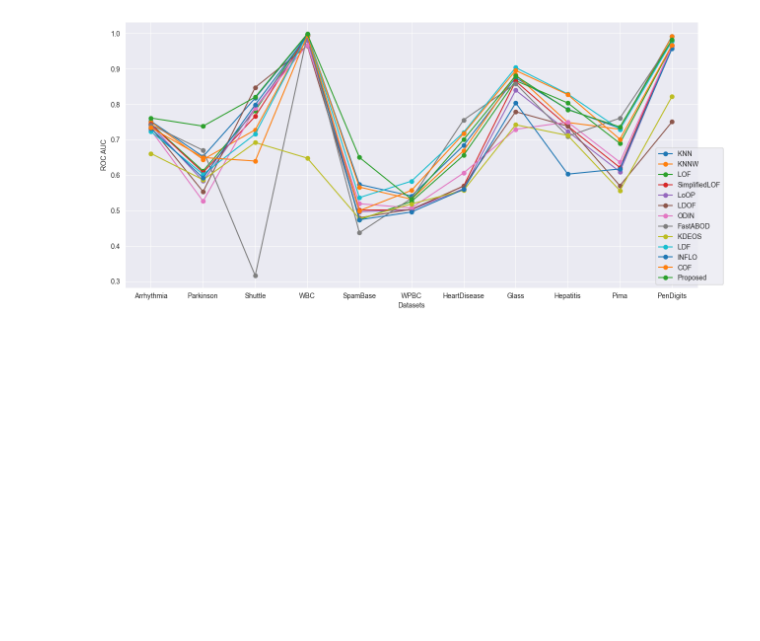
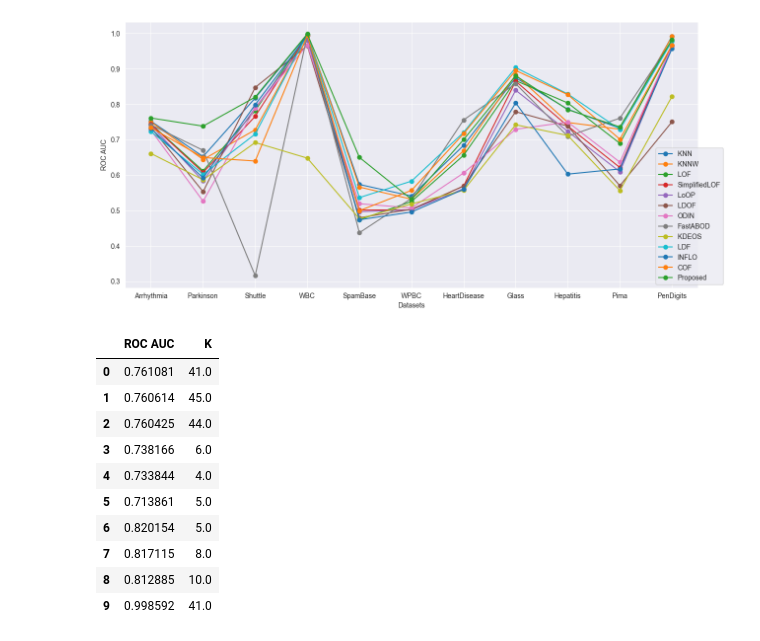
Before and after one commit to hodge-py/Outlier-Detection, a Jupyter notebook: Final_Version_Gamma_Max.ipynb, the cells around one changed output. Drawn from its saved outputs; the diff is of its cells as text; code cells hidden in the pictures; blank space fills up the shorter version.

```diff
--- a/Final_Version_Gamma_Max.ipynb
+++ b/Final_Version_Gamma_Max.ipynb
@@ -26,6 +26,7 @@ from scipy import stats
 
 warnings.filterwarnings('ignore')
 # %%
+mainDataFrame = np.array([])
 def setupDf(fileName):
     arff_file = arff.loadarff(f'./{fileName}') # import the attribute-relation file format
     df4 = pd.DataFrame(arff_file[0])
@@ -92,9 +93,11 @@ def outputResults(X,y,lowerRange=2,upperRange=70):
     return tots
 
 def printResults(arr):
+    global mainDataFrame
     arr = np.nan_to_num(arr)
     arr = list(arr)
     print(max(arr),arr.index(max(arr))+2,arr) #print the max values, the k value, and the array
+    mainDataFrame = np.append(mainDataFrame,sortIndex(arr))
 
 def qqPlots(X,y,kValue,name):
     knn, distReturn = main(X, y, kValue)
@@ -111,6 +114,13 @@ def qqPlots(X,y,kValue,name):
     plt.xlabel("Maximum Manhattan Distance")
     plt.ylabel("Density")
     plt.show()
+
+def sortIndex(arrV):
+    indexArr = []
+    for a in range(len(arrV)):
+        indexArr += [[arrV[a],a+2]]
+    indexArr = np.array(indexArr)
+    return indexArr[indexArr[:,0].argsort()[::-1]][:3]
 # %%
 X, y = setupDf("real/Arrhythmia_withoutdupl_norm_46.arff")
 endResults = outputResults(X,y)
@@ -245,3 +255,20 @@ plt.legend(algo,loc=4,bbox_to_anchor=(1.05,0))
 plt.show()
 # %% [output]
 [figure]
+# %%
+mainDataFrame = mainDataFrame.reshape((-1,2))
+# %%
+dfNew = pd.DataFrame(mainDataFrame,columns=['ROC AUC','K'])
+dfNew.head(10)
+# %% [output]
+|  | ROC AUC | K |
+| 0 | 0.761081 | 41.0 |
+| 1 | 0.760614 | 45.0 |
+| 2 | 0.760425 | 44.0 |
+| 3 | 0.738166 | 6.0 |
+| 4 | 0.733844 | 4.0 |
+| 5 | 0.713861 | 5.0 |
+| 6 | 0.820154 | 5.0 |
+| 7 | 0.817115 | 8.0 |
+| 8 | 0.812885 | 10.0 |
+| 9 | 0.998592 | 41.0 |
```
Also changed, not shown: parts of 1 cell of this notebook, 10 other files.
